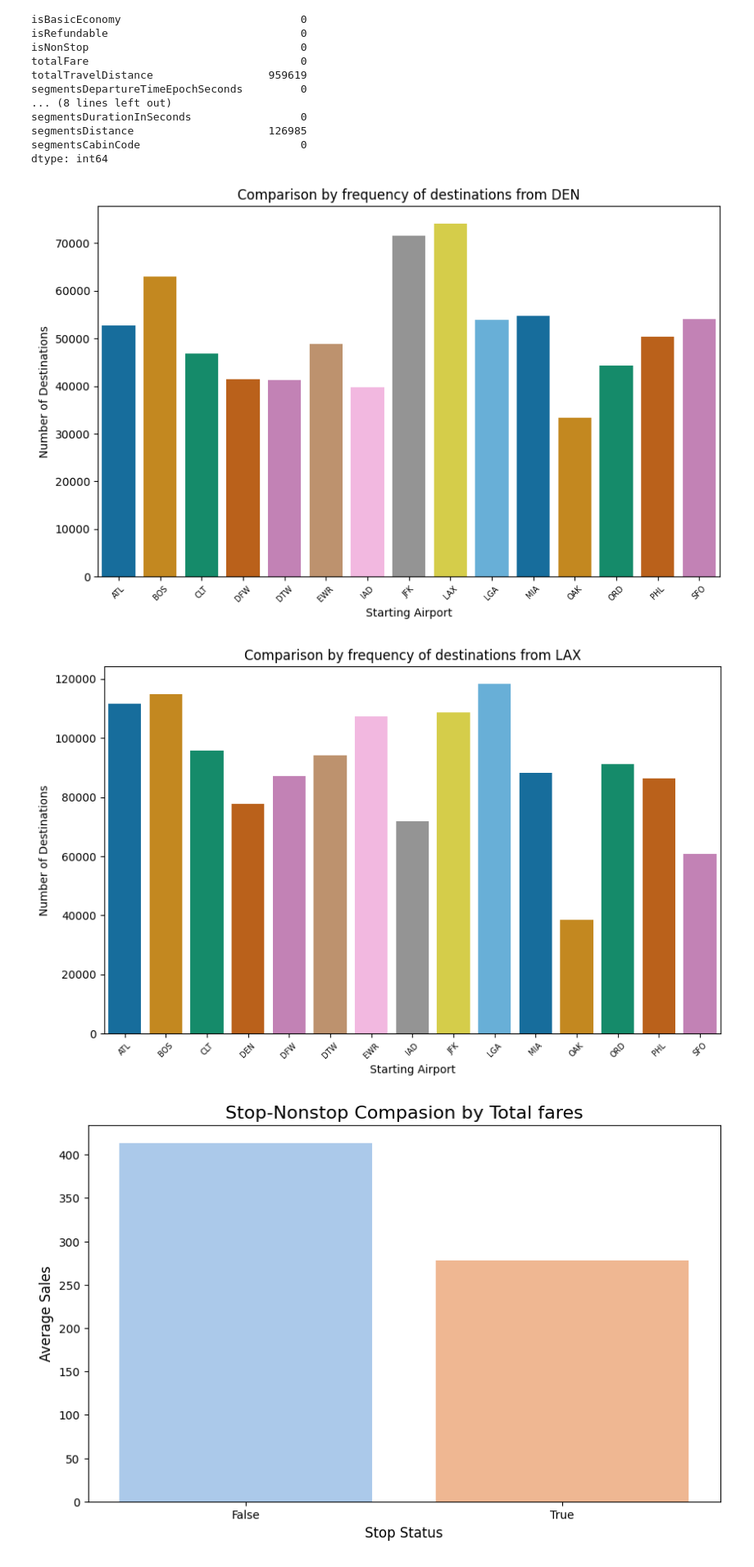
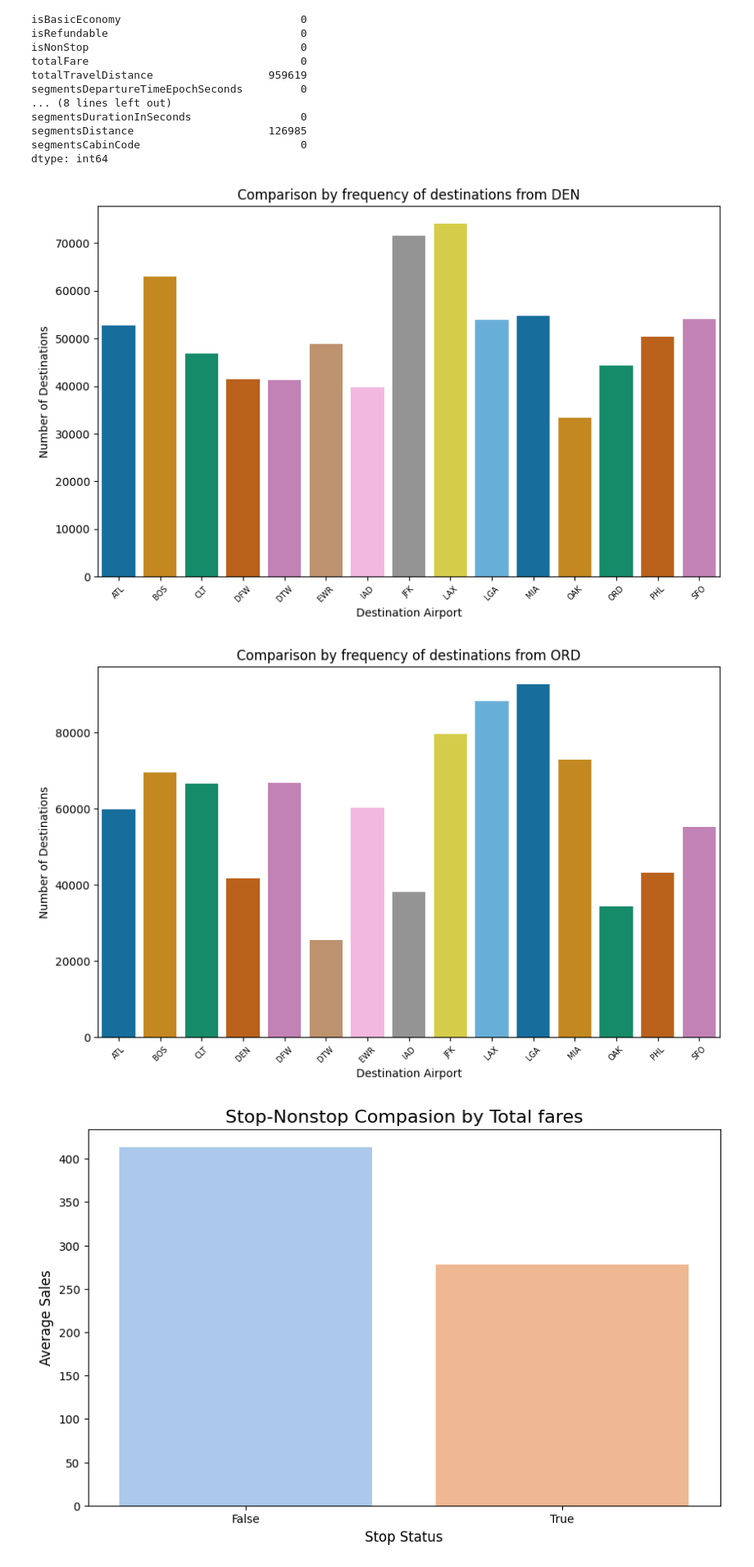
Before and after one commit to raym2828/adv_mla_at3_experimentation, a Jupyter notebook: notebooks/1_Taekjin_Jeong_25099654_EDA.ipynb, the cells around one changed output. Shown at 82% size. Cells and saved outputs as stored; diff of their text form; code cells hidden in the pictures.

```diff
--- a/notebooks/1_Taekjin_Jeong_25099654_EDA.ipynb
+++ b/notebooks/1_Taekjin_Jeong_25099654_EDA.ipynb
@@ -196,29 +228,29 @@ plt.figure(figsize=(10, 6))
 sns.barplot(x='destinationAirport', y='count', data=destination_from_den, palette='colorblind')
 
 plt.title('Comparison by frequency of destinations from DEN')
-plt.xlabel('Starting Airport', fontsize=10)
+plt.xlabel('Destination Airport', fontsize=10)
 plt.ylabel('Number of Destinations', fontsize=10)
 plt.xticks(rotation=45, fontsize=7)
 
 plt.show()
 # %% [output]
-[figure, old version]
+[figure, new version]
 # %%
 # Group by 'startingAirport' and count occurrences of 'destinationAirport'
-destination_from_den = df_dict['LAX'].groupby('destinationAirport').size().reset_index(name='count')
+destination_from_den = df_dict['ORD'].groupby('destinationAirport').size().reset_index(name='count')
 
 # Plot the results
 plt.figure(figsize=(10, 6))
 sns.barplot(x='destinationAirport', y='count', data=destination_from_den, palette='colorblind')
 
-plt.title('Comparison by frequency of destinations from LAX')
-plt.xlabel('Starting Airport', fontsize=10)
+plt.title('Comparison by frequency of destinations from ORD')
+plt.xlabel('Destination Airport', fontsize=10)
 plt.ylabel('Number of Destinations', fontsize=10)
 plt.xticks(rotation=45, fontsize=7)
 
 plt.show()
 # %% [output]
-[figure, old version]
+[figure, new version]
 # %%
 stop_non_stop = df_combined.groupby('isNonStop')['totalFare'].mean().reset_index()
 
```
Also changed, not shown: parts of 8 cells of this notebook, 3 other files.
